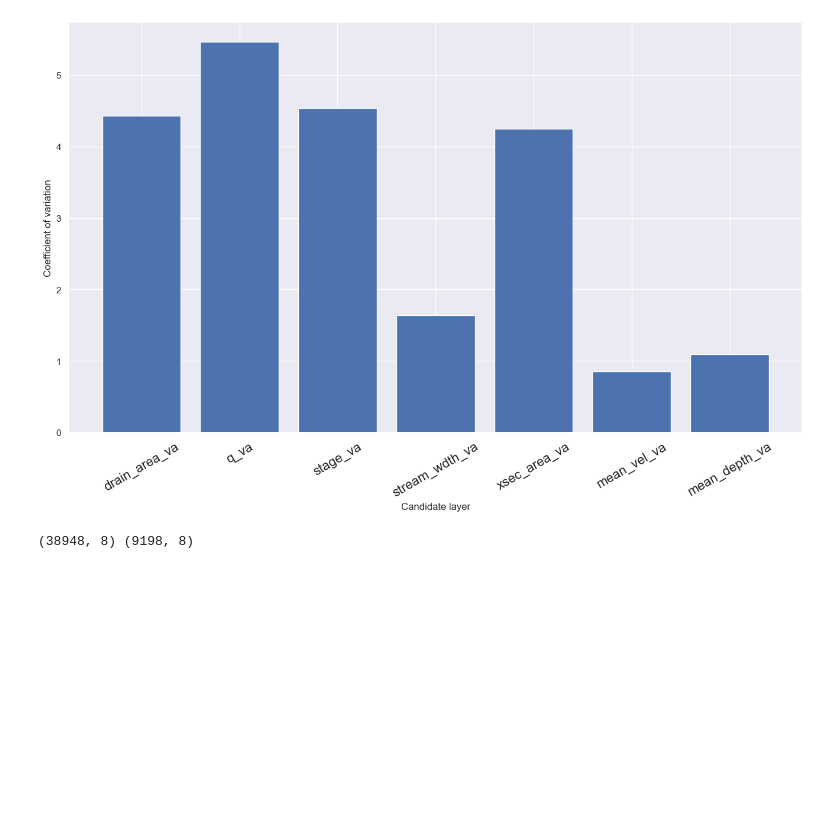
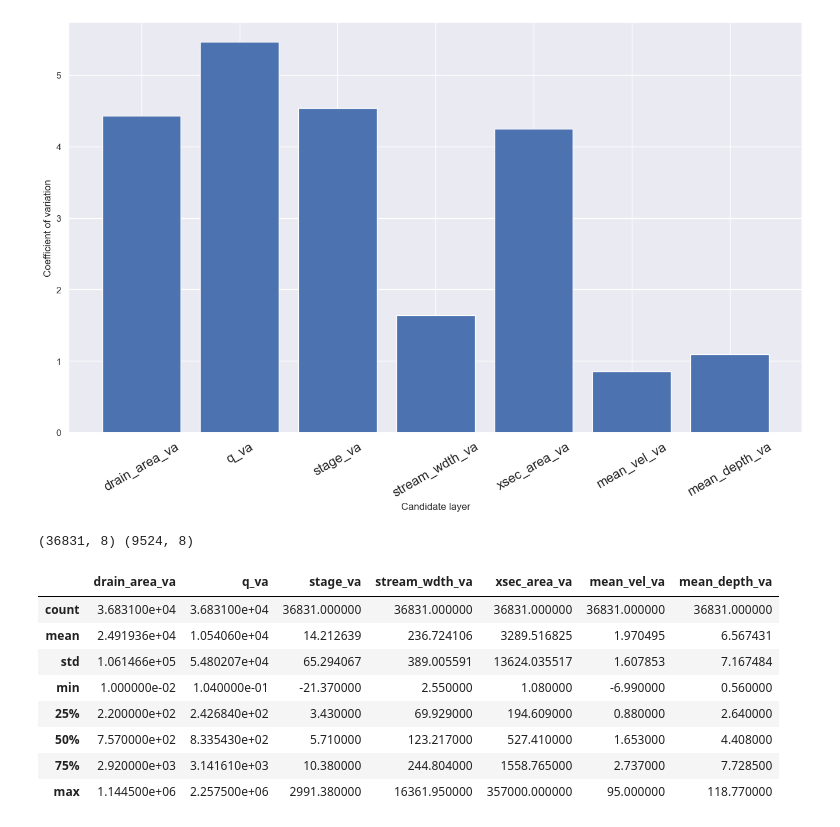
Before and after one commit to smhassanerfani/si2022, a Jupyter notebook: tauraat/hydroswot_subset.ipynb, the cells around one changed output. Saved outputs shown, nothing was run; the diff lists cells and outputs as text; code cells hidden in the pictures; blank space fills up the shorter version.

Commit message:
Modified scripts to save right dataframe

```diff
--- a/tauraat/hydroswot_subset.ipynb
+++ b/tauraat/hydroswot_subset.ipynb
@@ -163,12 +161,24 @@ plt.show()
 from sklearn.model_selection import GroupShuffleSplit
 
 splitter = GroupShuffleSplit(test_size=.20, n_splits=1, random_state = 7)
-split = splitter.split(df, groups=df['site_no'])
+split = splitter.split(hydro_pos_q, groups=hydro_pos_q['site_no'])
 train_idx, test_idx = next(split)
 
-train = df.iloc[train_idx]
-test = df.iloc[test_idx]
+train = hydro_pos_q.iloc[train_idx]
+test = hydro_pos_q.iloc[test_idx]
 
 print(train.shape, test.shape)
 # %% [output]
-(38948, 8) (9198, 8)
+(36831, 8) (9524, 8)
+# %%
+train.describe()
+# %% [output]
+|  | drain_area_va | q_va | stage_va | stream_wdth_va | xsec_area_va | mean_vel_va | mean_depth_va |
+| count | 3.683100e+04 | 3.683100e+04 | 36831.000000 | 36831.000000 | 36831.000000 | 36831.000000 | 36831.000000 |
+| mean | 2.491936e+04 | 1.054060e+04 | 14.212639 | 236.724106 | 3289.516825 | 1.970495 | 6.567431 |
+| std | 1.061466e+05 | 5.480207e+04 | 65.294067 | 389.005591 | 13624.035517 | 1.607853 | 7.167484 |
+| min | 1.000000e-02 | 1.040000e-01 | -21.370000 | 2.550000 | 1.080000 | -6.990000 | 0.560000 |
+| 25% | 2.200000e+02 | 2.426840e+02 | 3.430000 | 69.929000 | 194.609000 | 0.880000 | 2.640000 |
+| 50% | 7.570000e+02 | 8.335430e+02 | 5.710000 | 123.217000 | 527.410000 | 1.653000 | 4.408000 |
+| 75% | 2.920000e+03 | 3.141610e+03 | 10.380000 | 244.804000 | 1558.765000 | 2.737000 | 7.728500 |
+| max | 1.144500e+06 | 2.257500e+06 | 2991.380000 | 16361.950000 | 357000.000000 | 95.000000 | 118.770000 |
```
Also changed, not shown: parts of 2 cells of this notebook.
